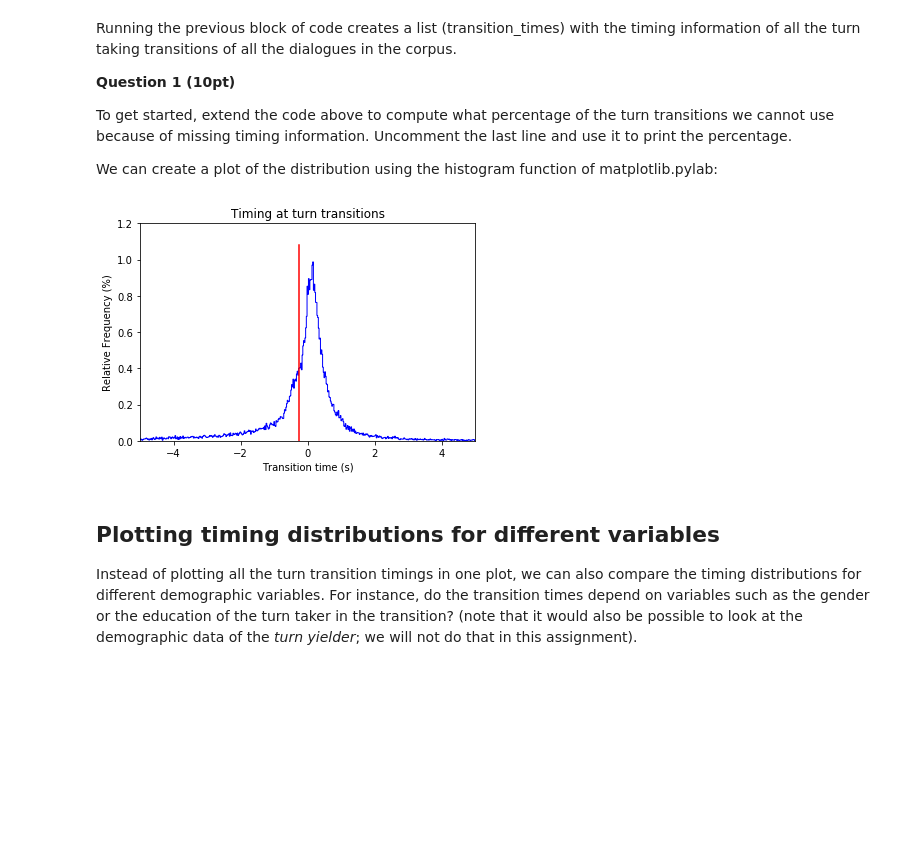
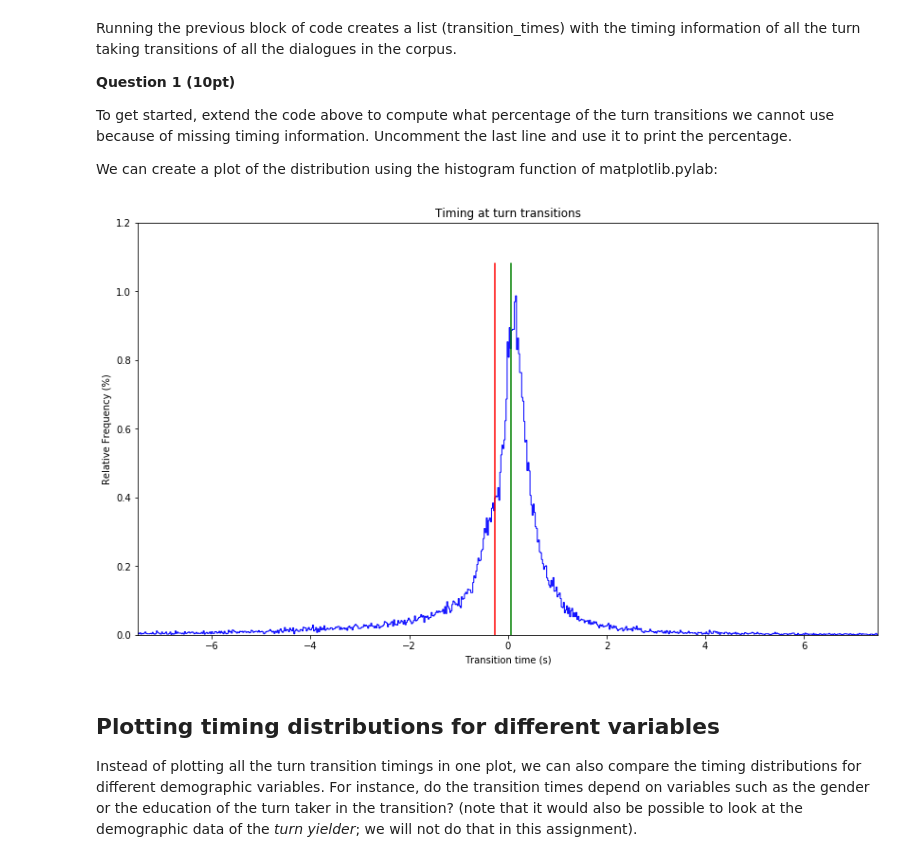
Before and after one commit to janoschhaber/CoSP, a Jupyter notebook: cosp2017_practical/assignment1.ipynb, the cells around one changed output. Saved outputs shown, nothing was run; the diff lists cells and outputs as text; code cells hidden in the pictures; blank space fills up the shorter version.

```diff
--- a/cosp2017_practical/assignment1.ipynb
+++ b/cosp2017_practical/assignment1.ipynb
@@ -79,17 +80,20 @@ We can create a plot of the distribution using the histogram function of matplot
 # %%
 # compute and plot the mean of all transition times
 mean = np.mean(transition_times)
+median = np.median(transition_times)
+plt.figure(figsize=(14,8))
 plt.axvline(x=mean, ymin=0, ymax=0.9, color='red')
+plt.axvline(x=median, ymin=0, ymax=0.9, color='green')
 
 # plot the normalised timing information
 n, bins, patches = plt.hist(transition_times, 5000, histtype='step', normed=True, color='blue')
-plt.axis([-5, 5, 0, 1.2])
+plt.axis([-7.5, 7.5, 0, 1.2])
 plt.title("Timing at turn transitions")
 plt.xlabel("Transition time (s)")
 plt.ylabel("Relative Frequency (%)")
 plt.show()
 # %% [output]
-[figure, old version]
+[figure, new version]
 # %% [markdown]
 ## Plotting timing distributions for different variables
 
```
Also changed, not shown: parts of 18 cells of this notebook.
